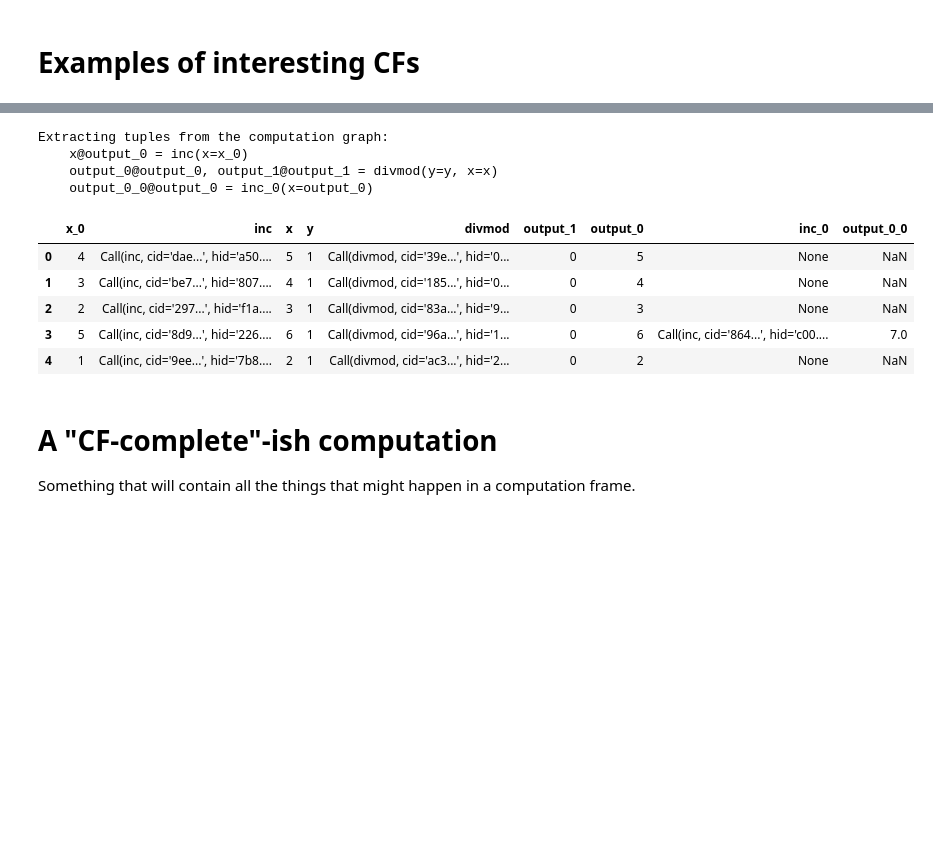
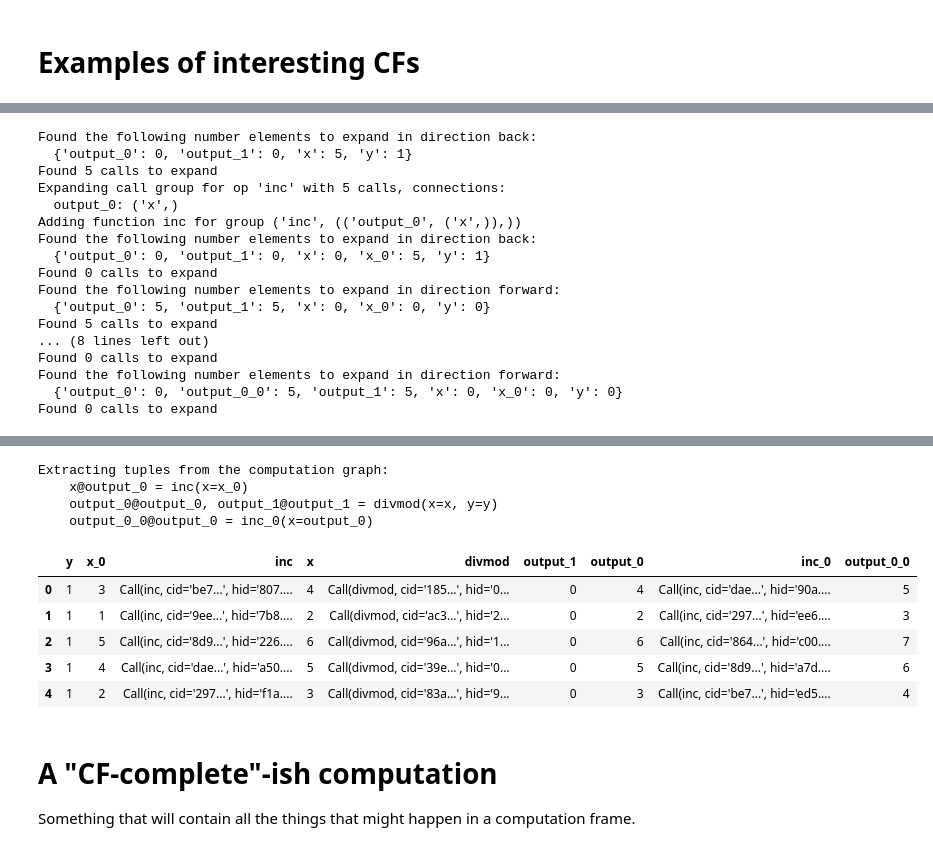
Before and after one commit to amakelov/mandala, a Jupyter notebook: mandala/_next/tests.ipynb, the cells around one changed output, grey strips where cells are left out. Drawn from its saved outputs; the diff is of its cells as text; code cells hidden in the pictures; blank space fills up the shorter version.

```diff
--- a/mandala/_next/tests.ipynb
+++ b/mandala/_next/tests.ipynb
@@ -93,15 +149,32 @@ with storage:
 # %%
-cf = storage.cf(divmod).expand()
+cf = storage.cf(divmod).expand(verbose=True)
 cf.draw(); display(cf.get_df(include_calls=True))
 # %% [output]
+Found the following number elements to expand in direction back:
+  {'output_0': 0, 'output_1': 0, 'x': 5, 'y': 1}
+Found 5 calls to expand
+Expanding call group for op 'inc' with 5 calls, connections:
+  output_0: ('x',)
+Adding function inc for group ('inc', (('output_0', ('x',)),))
+Found the following number elements to expand in direction back:
+  {'output_0': 0, 'output_1': 0, 'x': 0, 'x_0': 5, 'y': 1}
+Found 0 calls to expand
+Found the following number elements to expand in direction forward:
+  {'output_0': 5, 'output_1': 5, 'x': 0, 'x_0': 0, 'y': 0}
+Found 5 calls to expand
+... (8 lines left out)
+Found 0 calls to expand
+Found the following number elements to expand in direction forward:
+  {'output_0': 0, 'output_0_0': 5, 'output_1': 5, 'x': 0, 'x_0': 0, 'y': 0}
+Found 0 calls to expand
 [drawing not drawn]
-Extracting tuples from the computation graph:
-    x@output_0 = inc(x=x_0)
-    output_0@output_0, output_1@output_1 = divmod(y=y, x=x)
-    output_0_0@output_0 = inc_0(x=output_0)
+Extracting tuples from the computation graph:
+    x@output_0 = inc(x=x_0)
+    output_0@output_0, output_1@output_1 = divmod(x=x, y=y)
+    output_0_0@output_0 = inc_0(x=output_0)
-|  | x_0 | inc | x | y | divmod | output_1 | output_0 | inc_0 | output_0_0 |
-| 0 | 4 | Call(inc, cid='dae...', hid='a50.... | 5 | 1 | Call(divmod, cid='39e...', hid='0... | 0 | 5 | None | NaN |
-| 1 | 3 | Call(inc, cid='be7...', hid='807.... | 4 | 1 | Call(divmod, cid='185...', hid='0... | 0 | 4 | None | NaN |
-| 2 | 2 | Call(inc, cid='297...', hid='f1a.... | 3 | 1 | Call(divmod, cid='83a...', hid='9... | 0 | 3 | None | NaN |
-| 3 | 5 | Call(inc, cid='8d9...', hid='226.... | 6 | 1 | Call(divmod, cid='96a...', hid='1... | 0 | 6 | Call(inc, cid='864...', hid='c00.... | 7.0 |
-| 4 | 1 | Call(inc, cid='9ee...', hid='7b8.... | 2 | 1 | Call(divmod, cid='ac3...', hid='2... | 0 | 2 | None | NaN |
+|  | y | x_0 | inc | x | divmod | output_1 | output_0 | inc_0 | output_0_0 |
+| 0 | 1 | 3 | Call(inc, cid='be7...', hid='807.... | 4 | Call(divmod, cid='185...', hid='0... | 0 | 4 | Call(inc, cid='dae...', hid='90a.... | 5 |
+| 1 | 1 | 1 | Call(inc, cid='9ee...', hid='7b8.... | 2 | Call(divmod, cid='ac3...', hid='2... | 0 | 2 | Call(inc, cid='297...', hid='ee6.... | 3 |
+| 2 | 1 | 5 | Call(inc, cid='8d9...', hid='226.... | 6 | Call(divmod, cid='96a...', hid='1... | 0 | 6 | Call(inc, cid='864...', hid='c00.... | 7 |
+| 3 | 1 | 4 | Call(inc, cid='dae...', hid='a50.... | 5 | Call(divmod, cid='39e...', hid='0... | 0 | 5 | Call(inc, cid='8d9...', hid='a7d.... | 6 |
+| 4 | 1 | 2 | Call(inc, cid='297...', hid='f1a.... | 3 | Call(divmod, cid='83a...', hid='9... | 0 | 3 | Call(inc, cid='be7...', hid='ed5.... | 4 |
```
Also changed, not shown: parts of 12 cells of this notebook, 2 other files.
